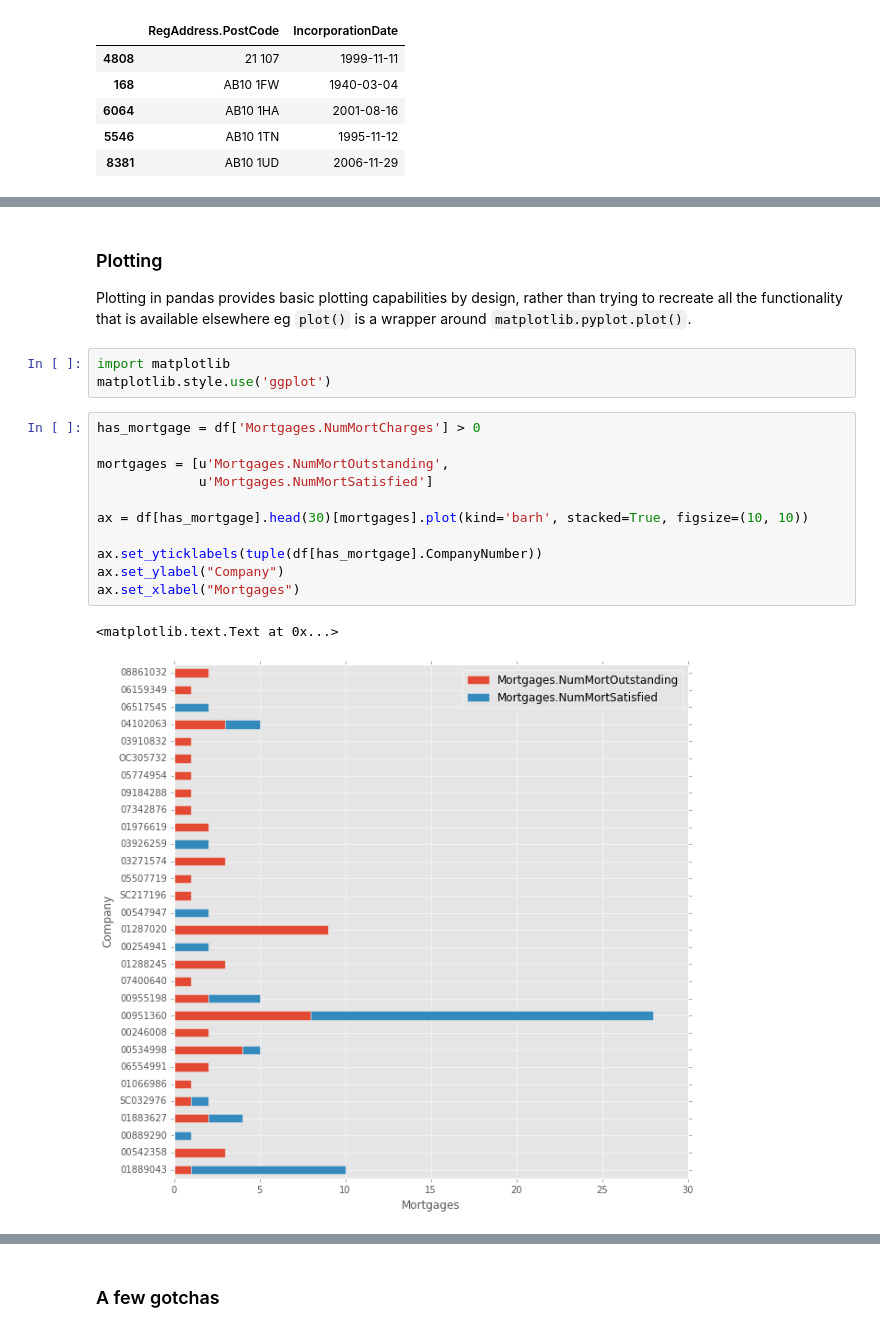
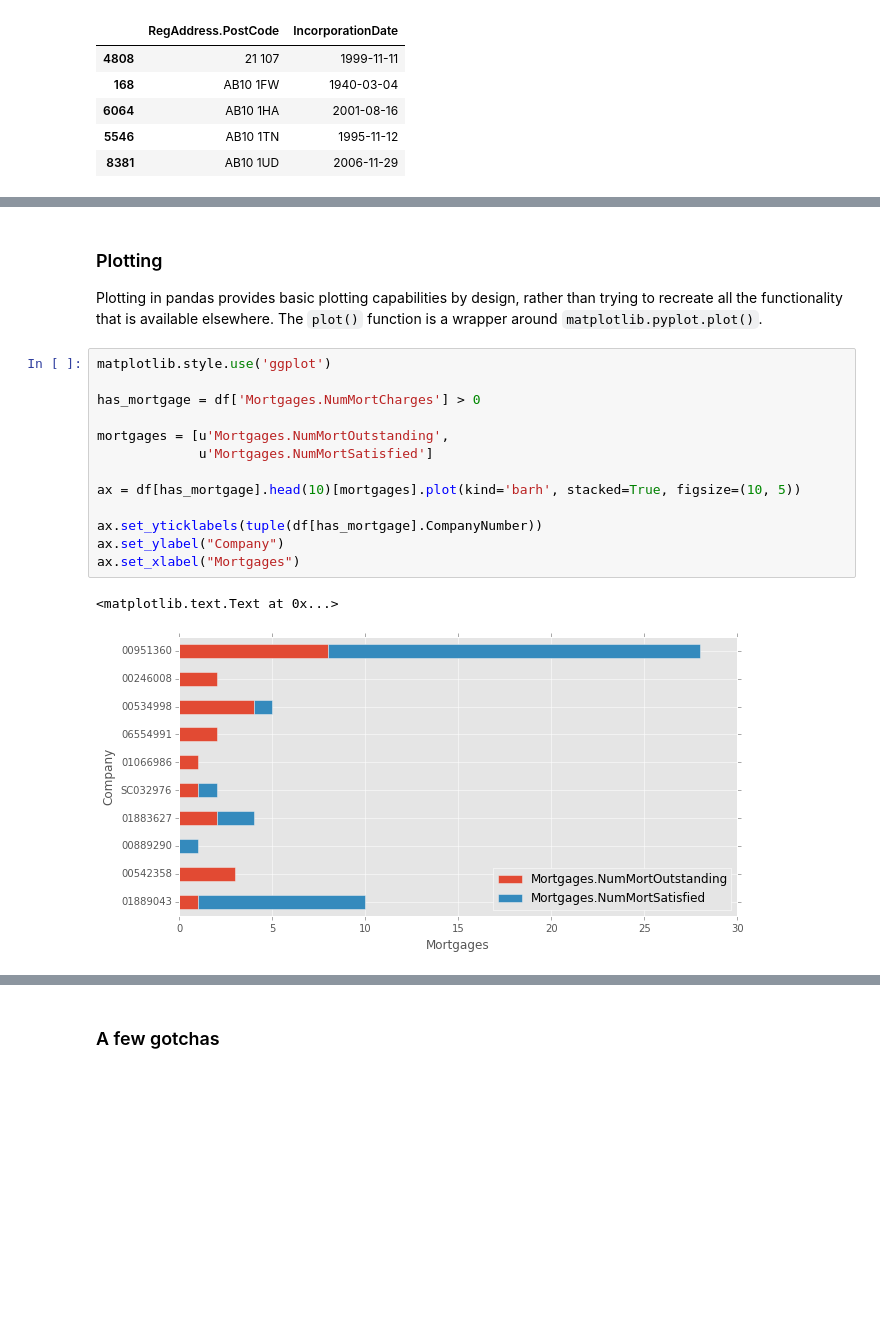
Before and after one commit to JasnaJejcic/training, a Jupyter notebook: s2ds_python/tutorial_part_2_2.ipynb, the cells around one changed output, grey strips where cells are left out. Drawn from its saved outputs; the diff is of its cells as text; blank space fills up the shorter version.

````diff
--- a/s2ds_python/tutorial_part_2_2.ipynb
+++ b/s2ds_python/tutorial_part_2_2.ipynb
@@ -968,22 +897,21 @@ df[['RegAddress.PostCode', 'IncorporationDate']].sort(['RegAddress.PostCode', 'I
 # %% [markdown]
 ### Plotting
 
-Plotting in pandas provides basic plotting capabilities by design, rather than trying to recreate all the functionality that is available elsewhere eg ```plot()``` is a wrapper around ```matplotlib.pyplot.plot()```.
+Plotting in pandas provides basic plotting capabilities by design, rather than trying to recreate all the functionality that is available elsewhere. The ```plot()``` function is a wrapper around ```matplotlib.pyplot.plot()```.
-# %%
-import matplotlib
-matplotlib.style.use('ggplot')
 # %%
+matplotlib.style.use('ggplot')
+
 has_mortgage = df['Mortgages.NumMortCharges'] > 0
 
 mortgages = [u'Mortgages.NumMortOutstanding',
              u'Mortgages.NumMortSatisfied']
 
-ax = df[has_mortgage].head(30)[mortgages].plot(kind='barh', stacked=True, figsize=(10, 10))
+ax = df[has_mortgage].head(10)[mortgages].plot(kind='barh', stacked=True, figsize=(10, 5))
 
 ax.set_yticklabels(tuple(df[has_mortgage].CompanyNumber))
 ax.set_ylabel("Company")
 ax.set_xlabel("Mortgages")
 # %% [output]
 <matplotlib.text.Text at 0x...>
-[figure, old version]
+[figure, new version]
 # %% [markdown]
````
Also changed, not shown: parts of 49 cells of this notebook, 2 other files.
